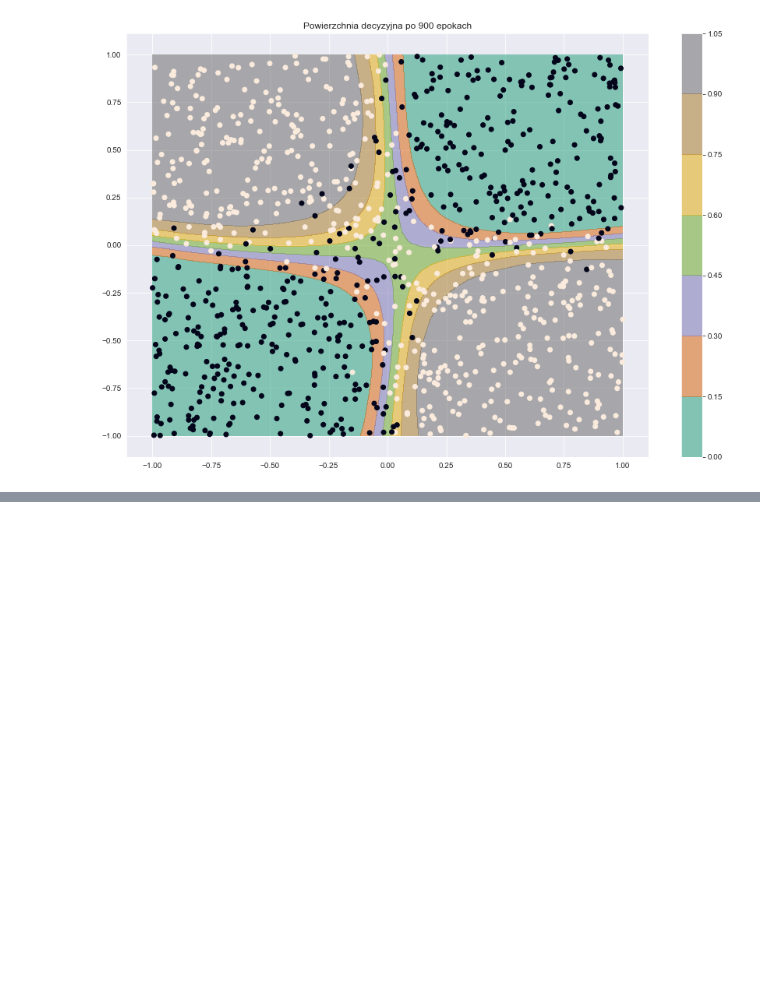
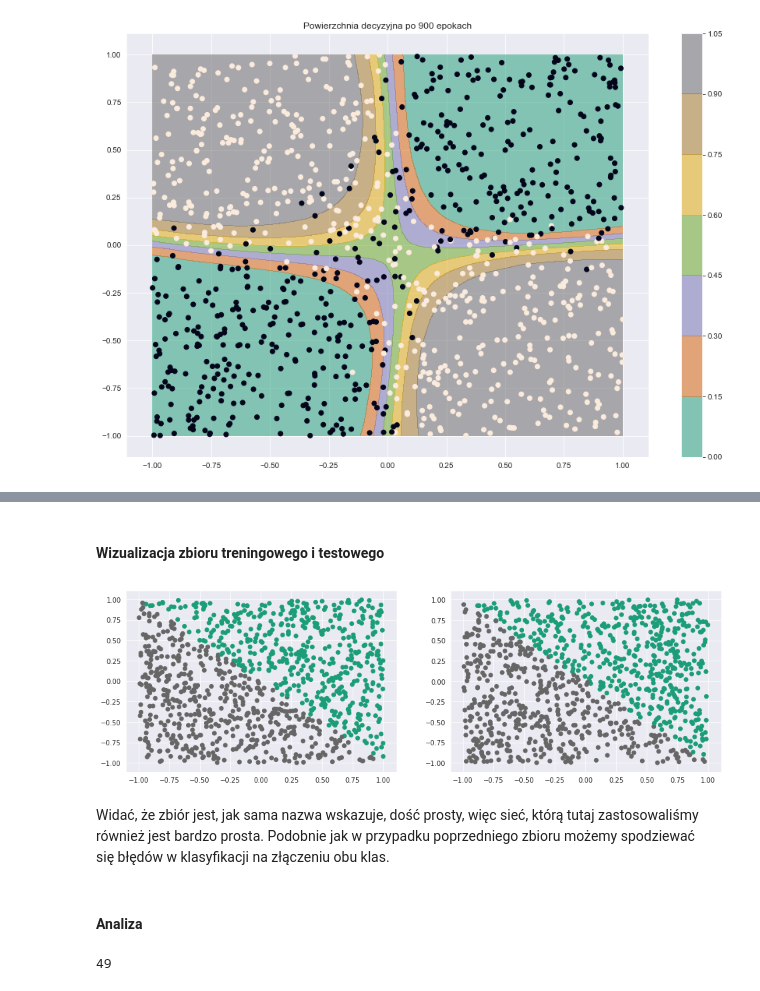
Before and after one commit to OlafSk/MGU2019, a Jupyter notebook: Raport - Klasyfikacja.ipynb, the cells around one changed output, grey strips where cells are left out. Saved outputs shown, nothing was run; the diff lists cells and outputs as text; code cells hidden in the pictures; blank space fills up the shorter version.

```diff
--- a/Raport - Klasyfikacja.ipynb
+++ b/Raport - Klasyfikacja.ipynb
@@ -110,0 +191,23 @@ Widać, że powierzchnia deyzyjna na tym zbiorze wygląda podobnie do poprzednie
+# %%
+df = pd.read_csv("MGU_projekt1/Classification/data.simple.train.1000.csv")
+df_test = pd.read_csv("MGU_projekt1/Classification/data.simple.test.1000.csv")
+
+X_train = np.array(df.loc[:, ["x", "y"]])
+y_train = np.array(df.cls).reshape(-1, 1)
+X_test = np.array(df_test.loc[:, ["x", "y"]])
+y_test = np.array(df_test.cls).reshape(-1, 1)
+# %% [markdown]
+#### Wizualizacja zbioru treningowego i testowego
+# %%
+plt.figure(figsize=(16,5))
+plt.subplot(1, 2, 1)
+plt.scatter(df['x'], df['y'], c=df['cls'], cmap='Dark2')
+plt.subplot(1, 2, 2)
+plt.scatter(df_test['x'], df_test['y'], c=df_test['cls'], cmap='Dark2')
+plt.show()
+# %% [output]
+[figure, added]
+# %% [markdown]
+Widać, że zbiór jest, jak sama nazwa wskazuje, dość prosty, więc sieć, którą tutaj zastosowaliśmy również jest bardzo prosta. Podobnie jak w przypadku poprzedniego zbioru możemy spodziewać się błędów w klasyfikacji na złączeniu obu klas.
+# %% [markdown]
+#### Analiza
@@ -110,0 +218,9 @@ Widać, że powierzchnia deyzyjna na tym zbiorze wygląda podobnie do poprzednie
+# %%
+loss, test_loss, grad_norm = nn.train(
+    X_train, one_hot_encode(y_train, 2),
+    X_test, one_hot_encode(y_test, 2),
+    epochs=50,
+    learning_rate=1
+)
+# %% [output]
+49
```
Also changed, not shown: parts of 62 cells of this notebook.
